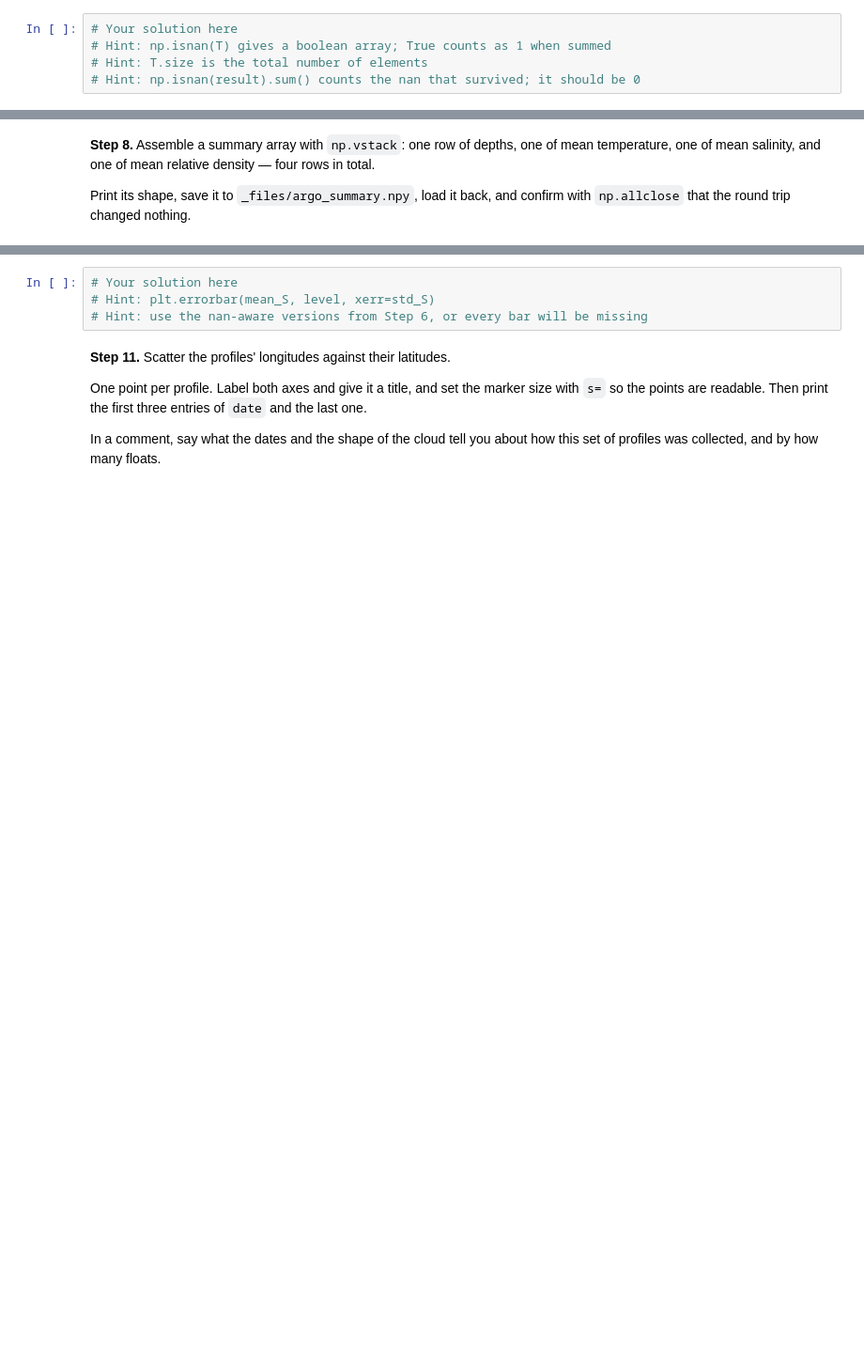
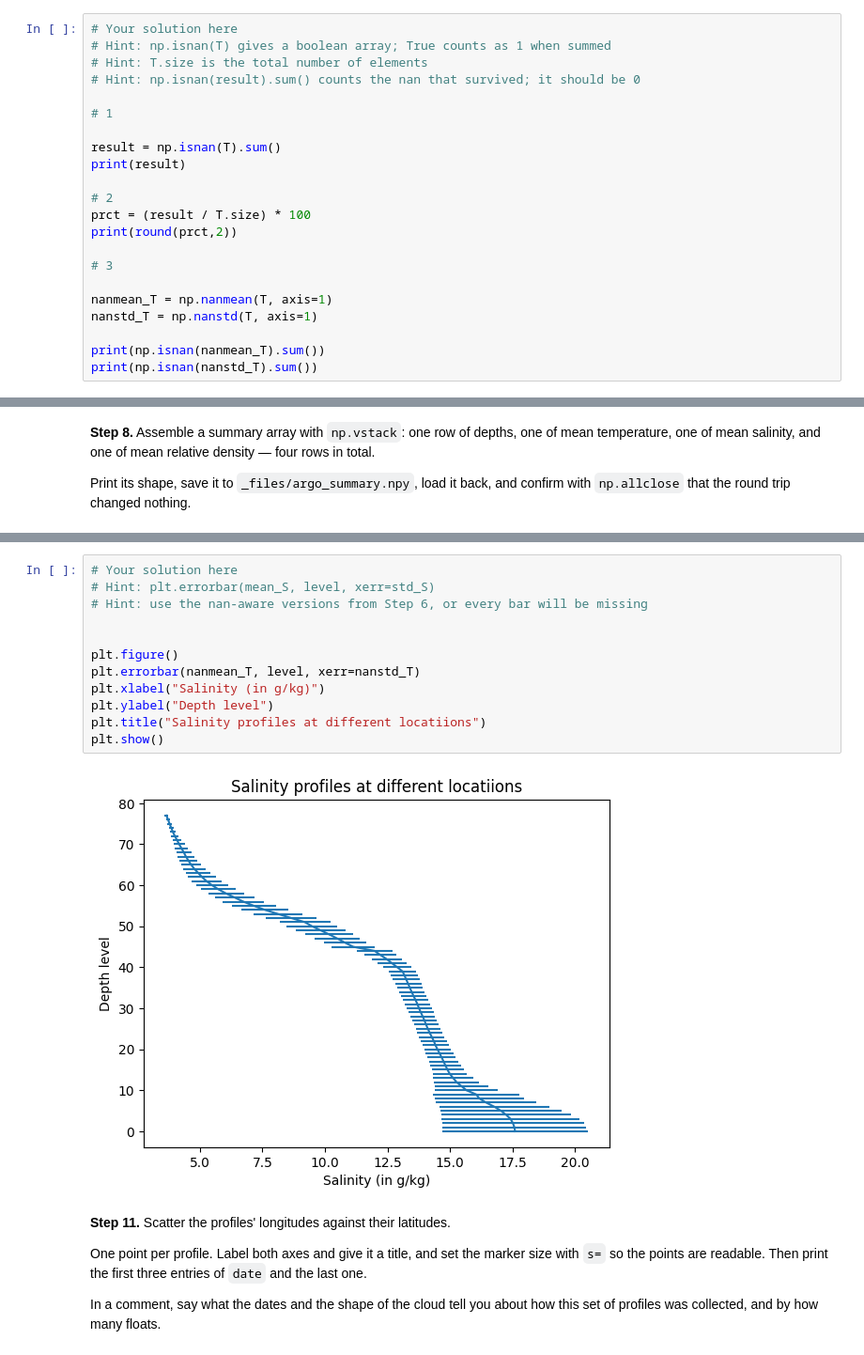
Before and after one commit to nikolaicarrion/2026_Intro_Python, a Jupyter notebook: 1.3-numpy-exercises.ipynb, the cells around one changed output, grey strips where cells are left out. Shown at 94% size. Drawn from its saved outputs; the diff is of its cells as text; blank space fills up the shorter version.

```diff
--- a/1.3-numpy-exercises.ipynb
+++ b/1.3-numpy-exercises.ipynb
@@ -578,3 +659,20 @@ contain missing values and an ordinary mean propagates them.
 # Hint: np.isnan(T) gives a boolean array; True counts as 1 when summed
 # Hint: T.size is the total number of elements
 # Hint: np.isnan(result).sum() counts the nan that survived; it should be 0
+
+# 1
+
+result = np.isnan(T).sum()
+print(result)
+
+# 2
+prct = (result / T.size) * 100
+print(round(prct,2))
+
+# 3
+
+nanmean_T = np.nanmean(T, axis=1)
+nanstd_T = np.nanstd(T, axis=1)
+
+print(np.isnan(nanmean_T).sum())
+print(np.isnan(nanstd_T).sum())
@@ -636,7 +810,17 @@ near the surface compared with at depth.
 # %%
 # Your solution here
 # Hint: plt.errorbar(mean_S, level, xerr=std_S)
 # Hint: use the nan-aware versions from Step 6, or every bar will be missing
+
+
+plt.figure()
+plt.errorbar(nanmean_T, level, xerr=nanstd_T)
+plt.xlabel("Salinity (in g/kg)")
+plt.ylabel("Depth level")
+plt.title("Salinity profiles at different locatiions")
+plt.show()
+# %% [output]
+[figure, added]
 # %% [markdown]
 **Step 11.** Scatter the profiles' longitudes against their latitudes.
 
```
Also changed, not shown: parts of 10 cells of this notebook.
